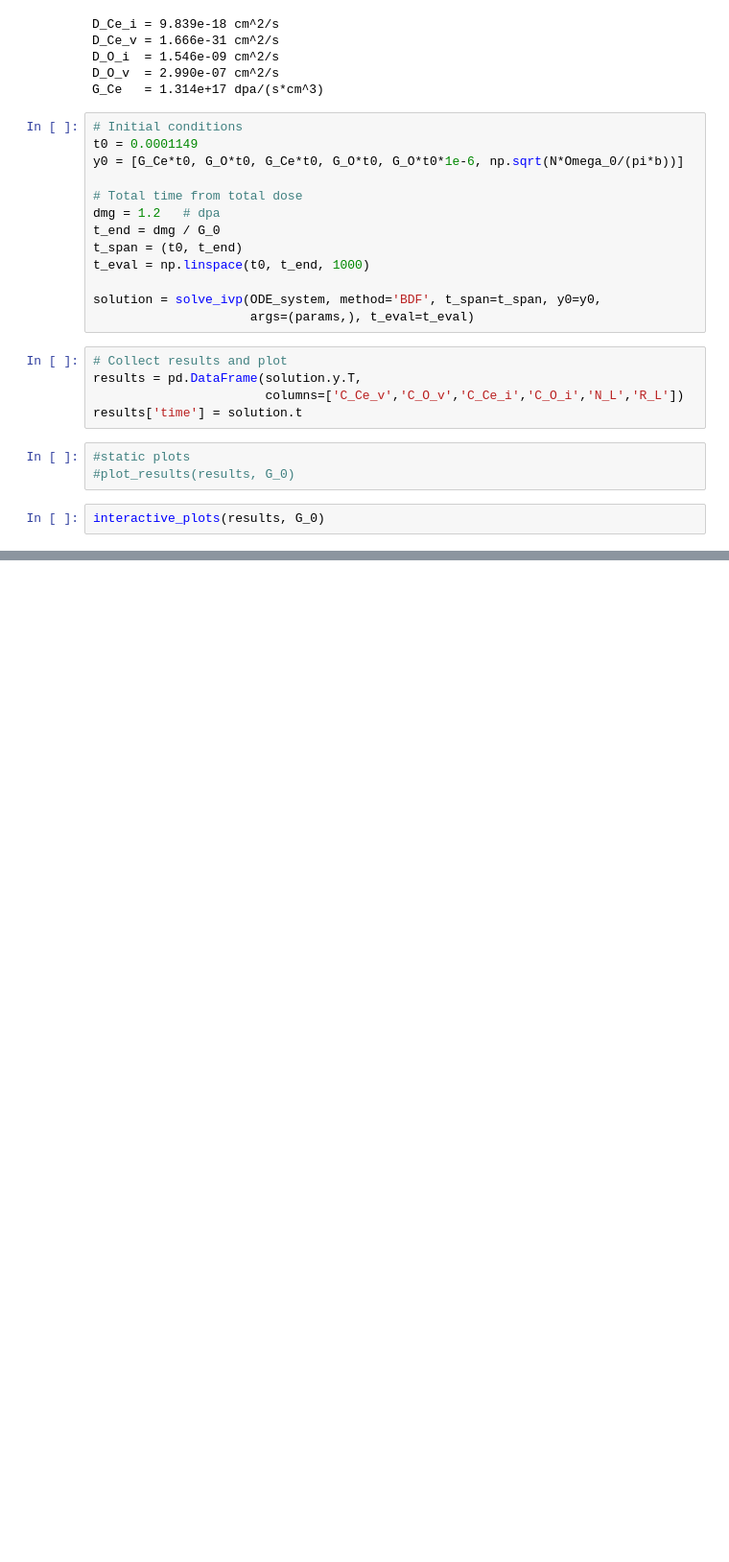
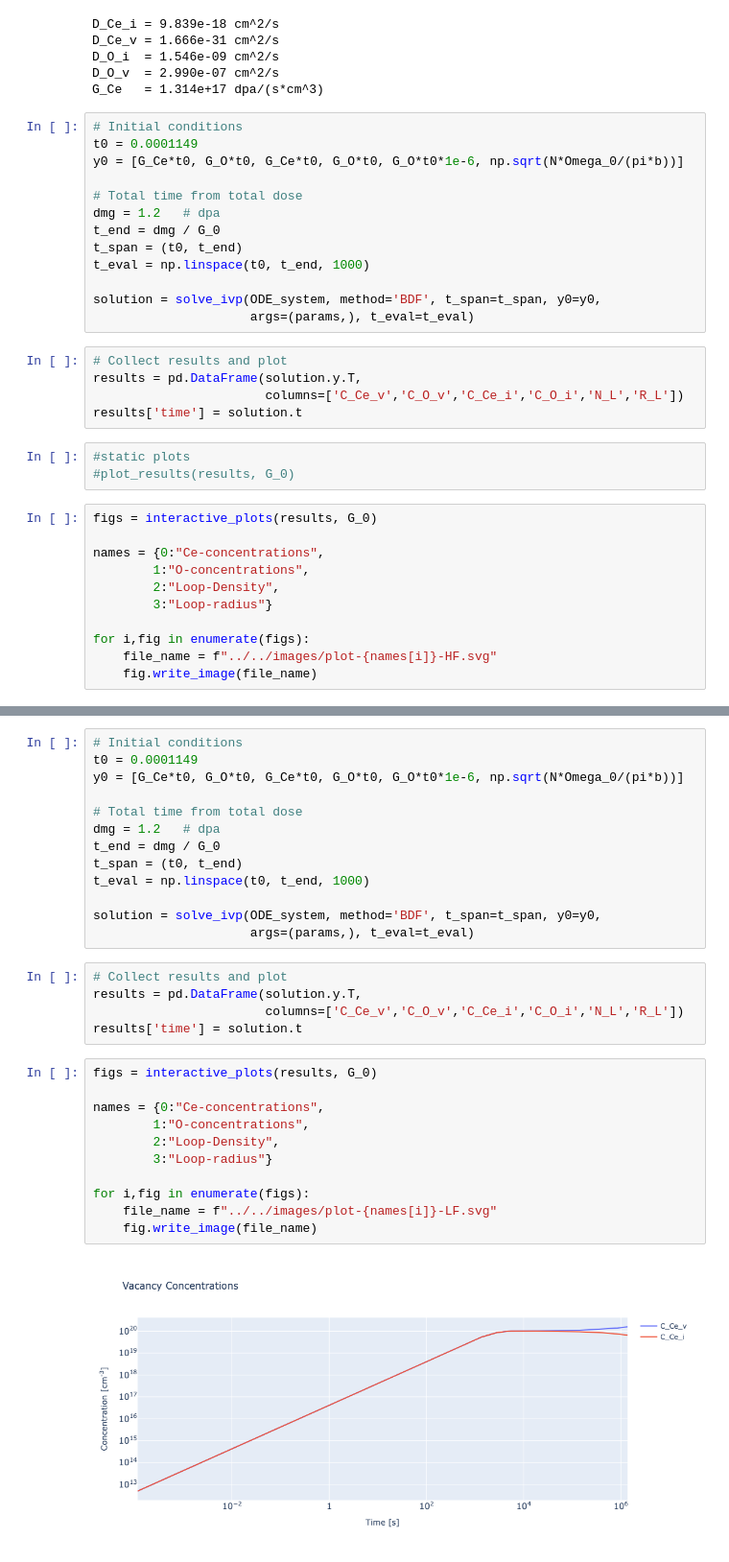
Before and after one commit to Worfran/OSU-MAE-Frank, a Jupyter notebook: src/jupyter/ceria_ode.ipynb, the cells around one changed output, grey strips where cells are left out. Shown at 96% size. Cells and saved outputs as stored; diff of their text form; blank space fills up the shorter version.

Commit message:
Saving the plots and new scenarios

```diff
--- a/src/jupyter/ceria_ode.ipynb
+++ b/src/jupyter/ceria_ode.ipynb
@@ -221,4 +228,13 @@ results['time'] = solution.t
 #static plots
 #plot_results(results, G_0)
 # %%
-interactive_plots(results, G_0)
+figs = interactive_plots(results, G_0)
+
+names = {0:"Ce-concentrations",
+        1:"O-concentrations",
+        2:"Loop-Density",
+        3:"Loop-radius"}
+
+for i,fig in enumerate(figs):
+    file_name = f"../../images/plot-{names[i]}-HF.svg"
+    fig.write_image(file_name)
@@ -229,0 +273,31 @@ interactive_plots(results, G_0)
+# %%
+# Initial conditions
+t0 = 0.0001149
+y0 = [G_Ce*t0, G_O*t0, G_Ce*t0, G_O*t0, G_O*t0*1e-6, np.sqrt(N*Omega_0/(pi*b))]
+
+# Total time from total dose
+dmg = 1.2   # dpa
+t_end = dmg / G_0
+t_span = (t0, t_end)
+t_eval = np.linspace(t0, t_end, 1000)
+
+solution = solve_ivp(ODE_system, method='BDF', t_span=t_span, y0=y0,
+                     args=(params,), t_eval=t_eval)
+# %%
+# Collect results and plot
+results = pd.DataFrame(solution.y.T,
+                       columns=['C_Ce_v','C_O_v','C_Ce_i','C_O_i','N_L','R_L'])
+results['time'] = solution.t
+# %%
+figs = interactive_plots(results, G_0)
+
+names = {0:"Ce-concentrations",
+        1:"O-concentrations",
+        2:"Loop-Density",
+        3:"Loop-radius"}
+
+for i,fig in enumerate(figs):
+    file_name = f"../../images/plot-{names[i]}-LF.svg"
+    fig.write_image(file_name)
+# %% [output]
+[figure, added]
```
Also changed, not shown: parts of 10 cells of this notebook, 8 other files.
